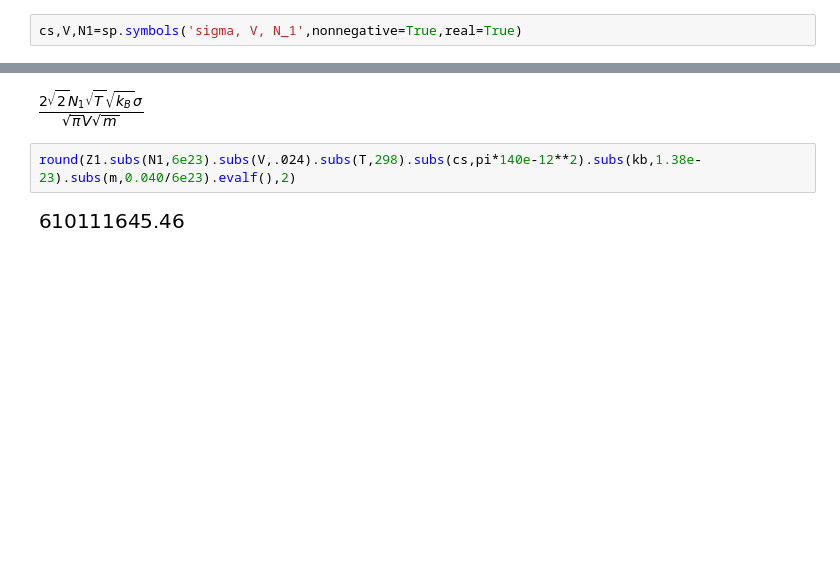
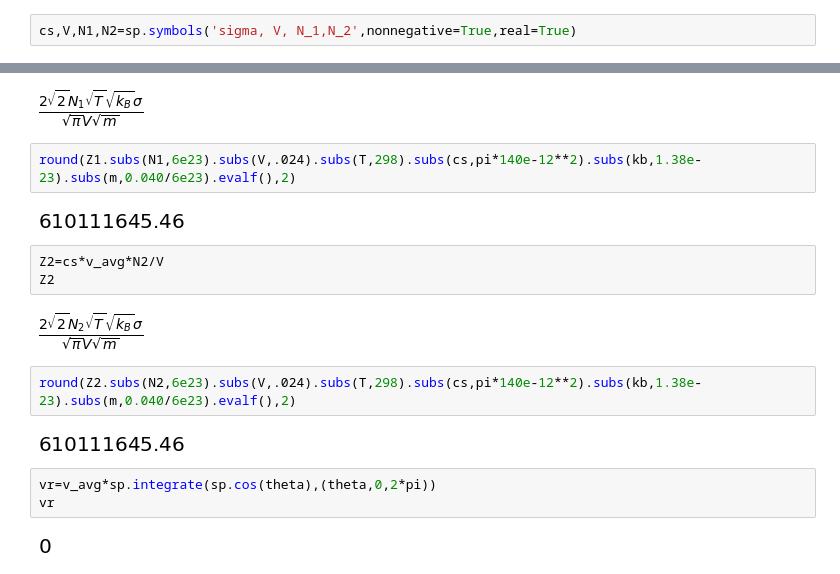
Before and after one commit to davis689/binder, a Jupyter notebook: CHEM452/Maxwell_Boltzmann.ipynb, the cells around one changed output, grey strips where cells are left out. Drawn from its saved outputs; the diff is of its cells as text; blank space fills up the shorter version.

```diff
--- a/CHEM452/Maxwell_Boltzmann.ipynb
+++ b/CHEM452/Maxwell_Boltzmann.ipynb
@@ -120,7 +120,7 @@ Ek_avg
 # %% [markdown]
 # Collision Frequncy
 # %%
-cs,V,N1=sp.symbols('sigma, V, N_1',nonnegative=True,real=True)
+cs,V,N1,N2=sp.symbols('sigma, V, N_1,N_2',nonnegative=True,real=True)
 # %%
 Z1=cs*v_avg*N1/V
 Z1
@@ -130,3 +130,17 @@ Z1
 round(Z1.subs(N1,6e23).subs(V,.024).subs(T,298).subs(cs,pi*140e-12**2).subs(kb,1.38e-23).subs(m,0.040/6e23).evalf(),2)
 # %% [output]
 [figure]
+# %%
+Z2=cs*v_avg*N2/V
+Z2
+# %% [output]
+[figure, added]
+# %%
+round(Z2.subs(N2,6e23).subs(V,.024).subs(T,298).subs(cs,pi*140e-12**2).subs(kb,1.38e-23).subs(m,0.040/6e23).evalf(),2)
+# %% [output]
+[figure, added]
+# %%
+vr=v_avg*sp.integrate(sp.cos(theta),(theta,0,2*pi))
+vr
+# %% [output]
+[figure, added]
```
Also changed, not shown: parts of 9 cells of this notebook.
